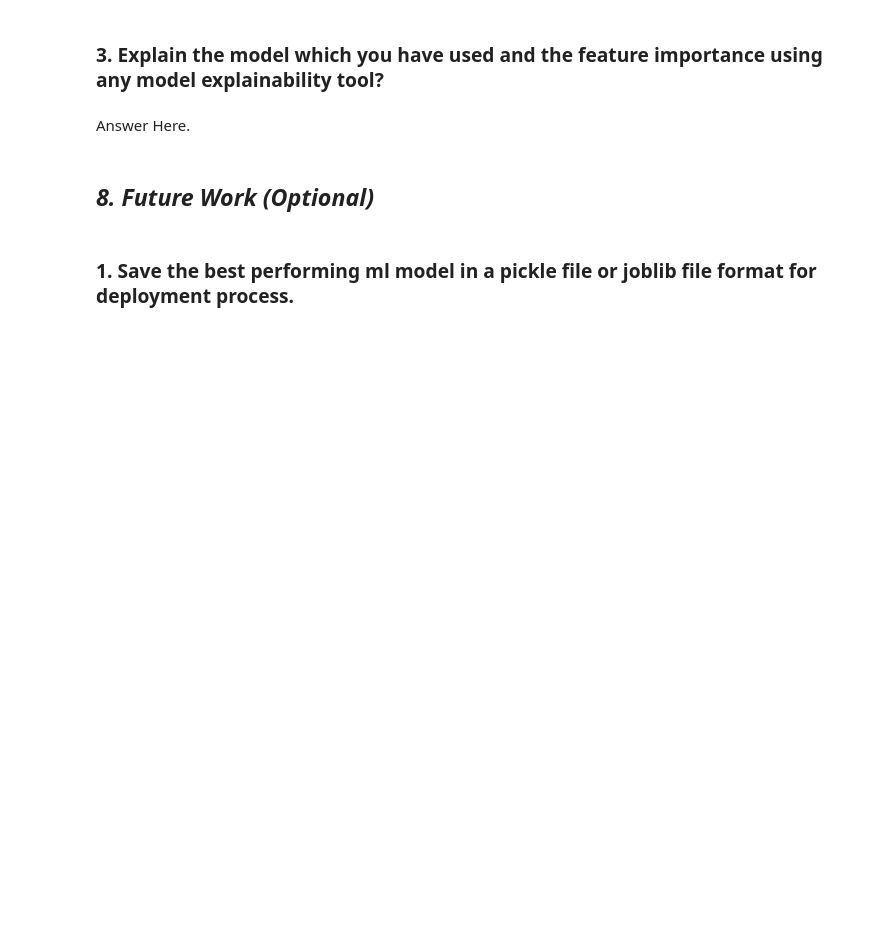
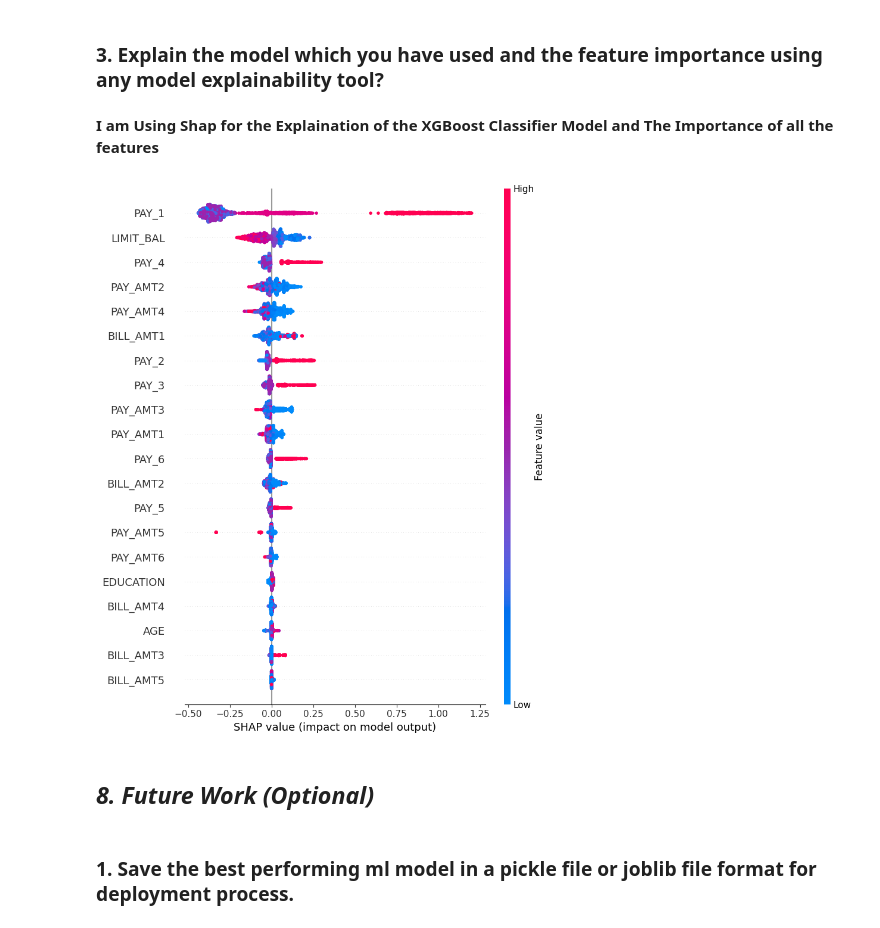
Before and after one commit to Sharad-t/Default_of_Credit_Card, a Jupyter notebook: Notebook_CCDD.ipynb, the cells around one changed output. Drawn from its saved outputs; the diff is of its cells as text; code cells hidden in the pictures; blank space fills up the shorter version.

```diff
--- a/Notebook_CCDD.ipynb
+++ b/Notebook_CCDD.ipynb
@@ -1124,13 +1070,13 @@ I will be using the Thumb Rule of (67, 33) 67% of data to Train set and the rema
 
 from sklearn.tree import DecisionTreeClassifier
 
-model1 = DecisionTreeClassifier()
+DT_Model = DecisionTreeClassifier()
 
 # Fit the Algorithm
 
-model1.fit(X_train,y_train)
+DT_Model.fit(X_train,y_train)
 
 # Predict on the model
-prediction = model1.predict(X_test)
+y_pred_DT = DT_Model.predict(X_test)
 # %% [markdown]
 #### 1. Explain the ML Model used and it's performance using Evaluation metric Score Chart.
@@ -1175,0 +1237,20 @@ Answer Here.
+# %%
+# ML Model - 1 Implementation with hyperparameter optimization techniques (i.e., GridSearch CV, RandomSearch CV, Bayesian Optimization etc.)
+
+# Initializing the Parameters
+
+cv = RepeatedStratifiedKFold(n_splits=10, n_repeats=3, random_state=1)
+
+# define search space
+
+space = dict()
+space['solver'] = ['newton-cg', 'lbfgs', 'liblinear']
+space['penalty'] = ['none', 'l1', 'l2', 'elasticnet']
+
+LGR_model_tuned = RandomizedSearchCV(LGR_model, space, n_iter=500, scoring='accuracy', n_jobs=-1, cv=cv, random_state=1)
+# %%
+# Fitting the Data to tuned model
+LGR_model_tuned.fit(X_train,y_train)
+
+# Prediction on tuned model
+y_pred_LGR_tuned = LGR_model_tuned.predict(X_test)
@@ -1190,8 +1304,20 @@ Answer Here.
 # %%
 # ML Model - 3 Implementation
 
+# Importing the Model
+
+from xgboost import XGBClassifier
+
+# Initializing the Model
+
+XGB_Model = XGBClassifier(eta =0.01,gamma =10)
+
 # Fit the Algorithm
 
+XGB_Model.fit(X_train,y_train)
+
 # Predict on the model
+
+y_pred_XGB =  XGB_Model.predict(X_test)
 # %% [markdown]
 #### 1. Explain the ML Model used and it's performance using Evaluation metric Score Chart.
@@ -1224,7 +1410,15 @@ Answer Here.
 # %% [markdown]
 ### 3. Explain the model which you have used and the feature importance using any model explainability tool?
-# %% [markdown]
-Answer Here.
+# %% [markdown]
+**I am Using Shap for the Explaination of the XGBoost Classifier Model and The Importance of all the features**
+# %%
+import shap
+
+explainer = shap.Explainer(XGB_Model,X_test)
+shap_values = explainer.shap_values(X_test)
+shap.summary_plot(shap_values,X_test)
+# %% [output]
+[figure, added]
 # %% [markdown]
 ## ***8.*** ***Future Work (Optional)***
 # %% [markdown]
```
Also changed, not shown: parts of 73 cells of this notebook.
